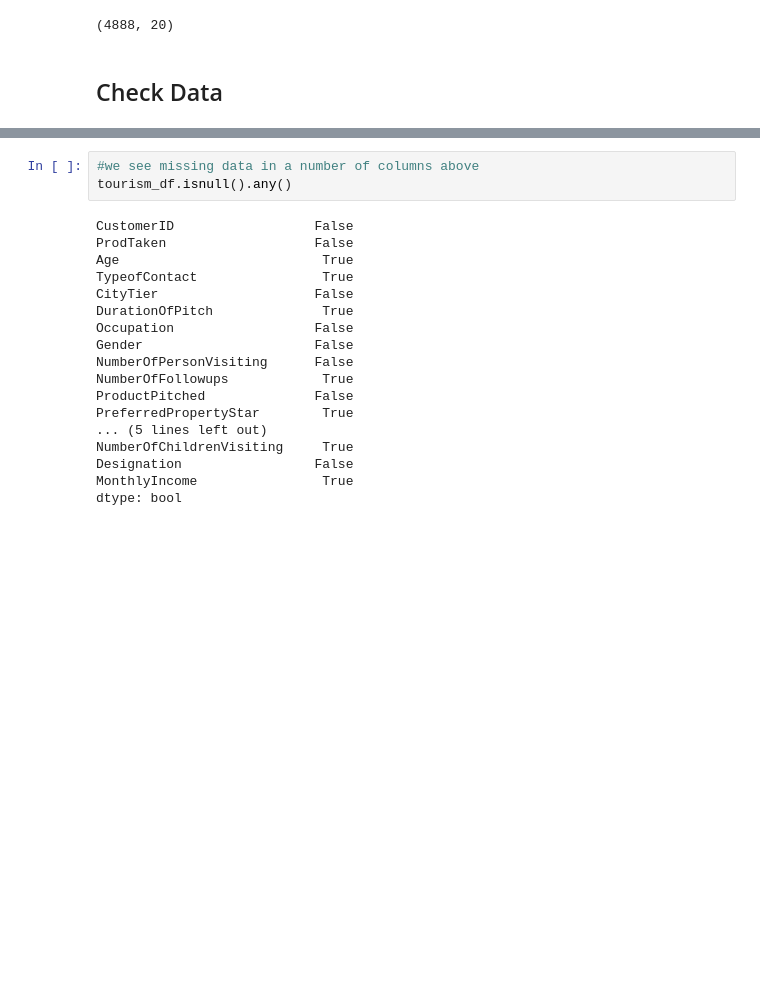
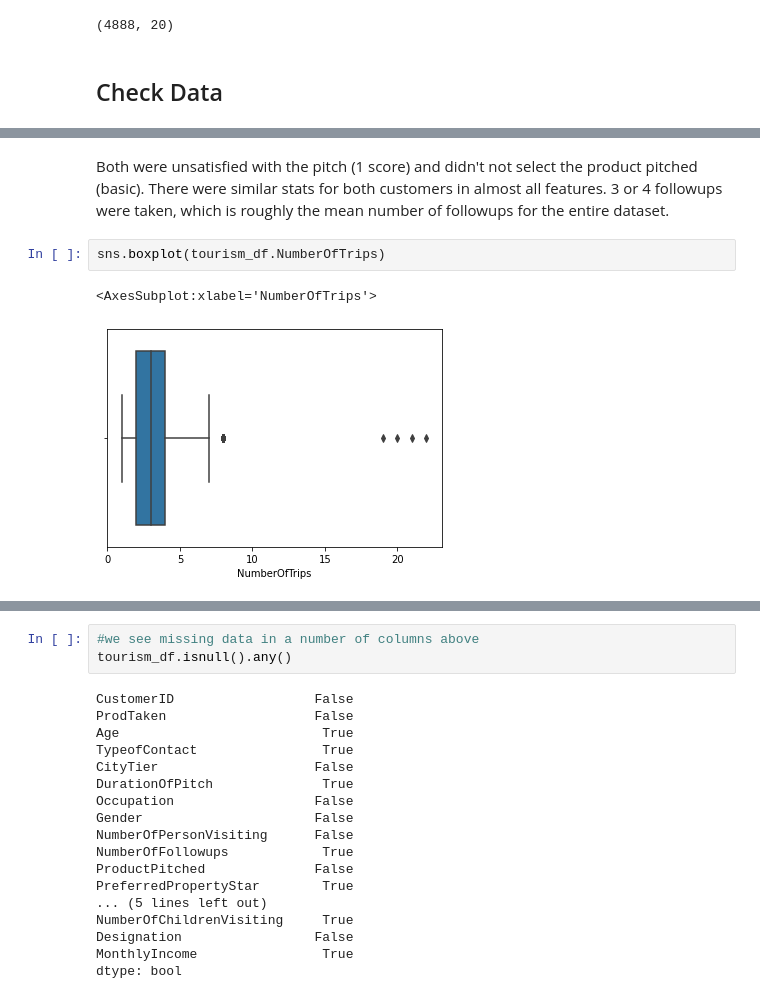
Before and after one commit to chabazite/Tourism_recommendations, a Jupyter notebook: notebooks/1.0_ASI_Data_Cleaning.ipynb, the cells around one changed output, grey strips where cells are left out. Cells and saved outputs as stored; diff of their text form; blank space fills up the shorter version.

```diff
--- a/notebooks/1.0_ASI_Data_Cleaning.ipynb
+++ b/notebooks/1.0_ASI_Data_Cleaning.ipynb
@@ -40,0 +57,7 @@ tourism_df.describe()
+# %% [markdown]
+Both were unsatisfied with the pitch (1 score) and didn't not select the product pitched (basic). There were similar stats for both customers in almost all features. 3 or 4 followups were taken, which is roughly the mean number of followups for the entire dataset.
+# %%
+sns.boxplot(tourism_df.NumberOfTrips)
+# %% [output]
+<AxesSubplot:xlabel='NumberOfTrips'>
+[figure, added]
```
Also changed, not shown: parts of 86 cells of this notebook, 2 other files.
